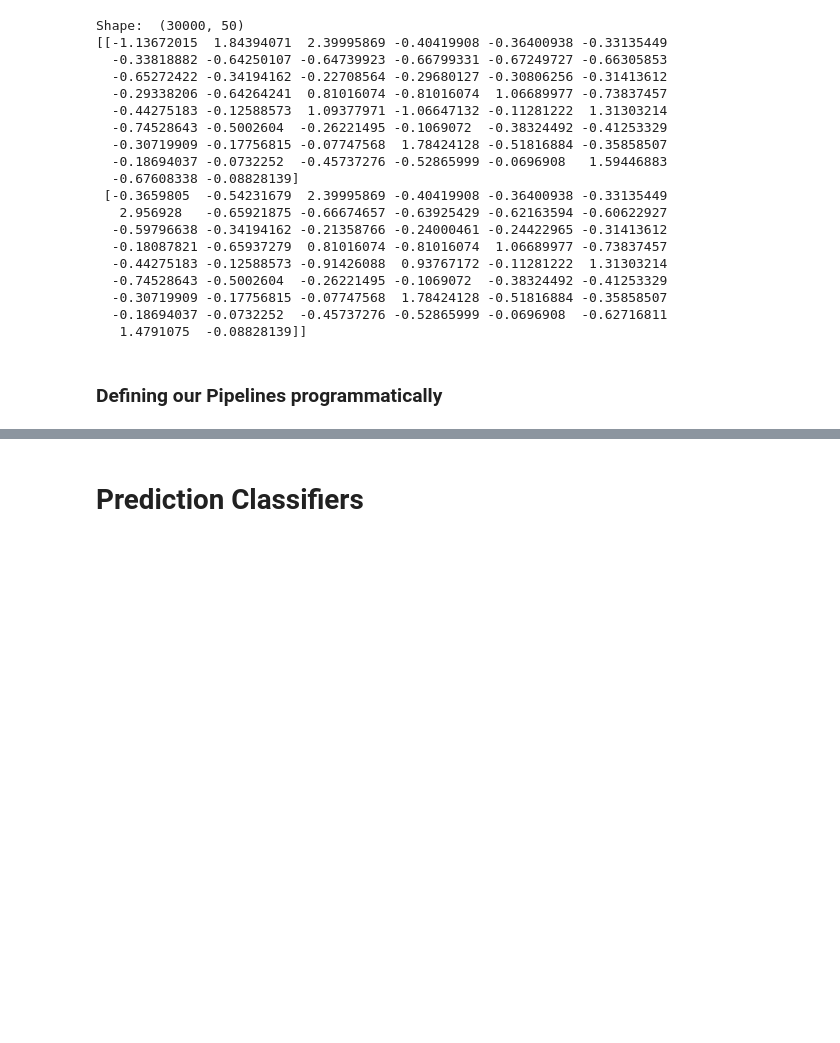
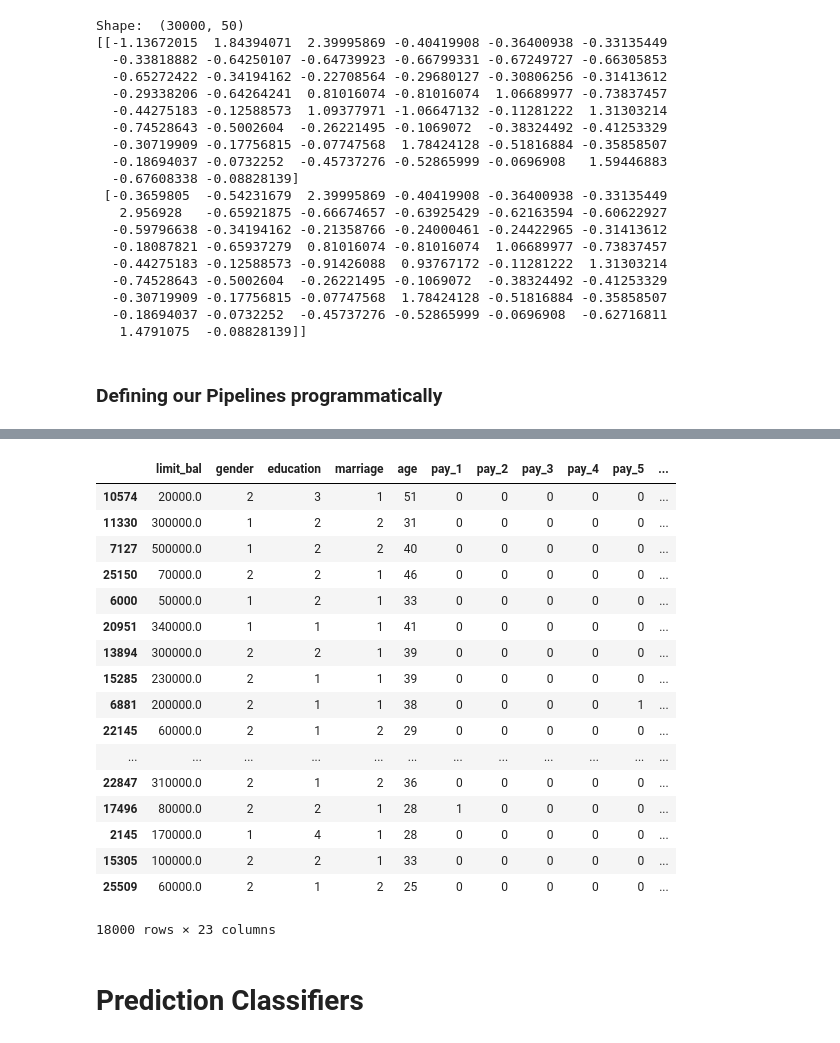
Before and after one commit to thomasXwang/UCI-Credit-card-defaults, a Jupyter notebook: 05-UCI with pipelines_clean.ipynb, the cells around one changed output, grey strips where cells are left out. Drawn from its saved outputs; the diff is of its cells as text; code cells hidden in the pictures; blank space fills up the shorter version.

Commit message:
NB 5: Defined all relevant preproc pipelines for each prediction model

```diff
--- a/05-UCI with pipelines_clean.ipynb
+++ b/05-UCI with pipelines_clean.ipynb
@@ -422,0 +448,4 @@ create_complex_pipe(["age_bin", "1_hot", "scaler"])
+# %%
+from sklearn.pipeline import make_pipeline
+
+pipe2 = make_pipeline(AgeBinAdder(), CategoricalWarrior(['gender', 'education', 'marriage']), StandardScaler())
@@ -422,0 +463,2 @@ create_complex_pipe(["age_bin", "1_hot", "scaler"])
+# %%
+pipe2.fit_transform(X_train)
@@ -423,3 +479,24 @@ create_complex_pipe(["age_bin", "1_hot", "scaler"])
+# %%
+make_pipeline(None).fit_transform(X_train)
+# %% [output]
+|  | limit_bal | gender | education | marriage | age | pay_1 | pay_2 | pay_3 | pay_4 | pay_5 | ... |
+| 10574 | 20000.0 | 2 | 3 | 1 | 51 | 0 | 0 | 0 | 0 | 0 | ... |
+| 11330 | 300000.0 | 1 | 2 | 2 | 31 | 0 | 0 | 0 | 0 | 0 | ... |
+| 7127 | 500000.0 | 1 | 2 | 2 | 40 | 0 | 0 | 0 | 0 | 0 | ... |
+| 25150 | 70000.0 | 2 | 2 | 1 | 46 | 0 | 0 | 0 | 0 | 0 | ... |
+| 6000 | 50000.0 | 1 | 2 | 1 | 33 | 0 | 0 | 0 | 0 | 0 | ... |
+| 20951 | 340000.0 | 1 | 1 | 1 | 41 | 0 | 0 | 0 | 0 | 0 | ... |
+| 13894 | 300000.0 | 2 | 2 | 1 | 39 | 0 | 0 | 0 | 0 | 0 | ... |
+| 15285 | 230000.0 | 2 | 1 | 1 | 39 | 0 | 0 | 0 | 0 | 0 | ... |
+| 6881 | 200000.0 | 2 | 1 | 1 | 38 | 0 | 0 | 0 | 0 | 1 | ... |
+| 22145 | 60000.0 | 2 | 1 | 2 | 29 | 0 | 0 | 0 | 0 | 0 | ... |
+| ... | ... | ... | ... | ... | ... | ... | ... | ... | ... | ... | ... |
+| 22847 | 310000.0 | 2 | 1 | 2 | 36 | 0 | 0 | 0 | 0 | 0 | ... |
+| 17496 | 80000.0 | 2 | 2 | 1 | 28 | 1 | 0 | 0 | 0 | 0 | ... |
+| 2145 | 170000.0 | 1 | 4 | 1 | 28 | 0 | 0 | 0 | 0 | 0 | ... |
+| 15305 | 100000.0 | 2 | 2 | 1 | 33 | 0 | 0 | 0 | 0 | 0 | ... |
+| 25509 | 60000.0 | 2 | 1 | 2 | 25 | 0 | 0 | 0 | 0 | 0 | ... |
+18000 rows × 23 columns
 # %% [markdown]
 # Prediction Classifiers
 # %% [markdown]
```
Also changed, not shown: parts of 28 cells of this notebook.
